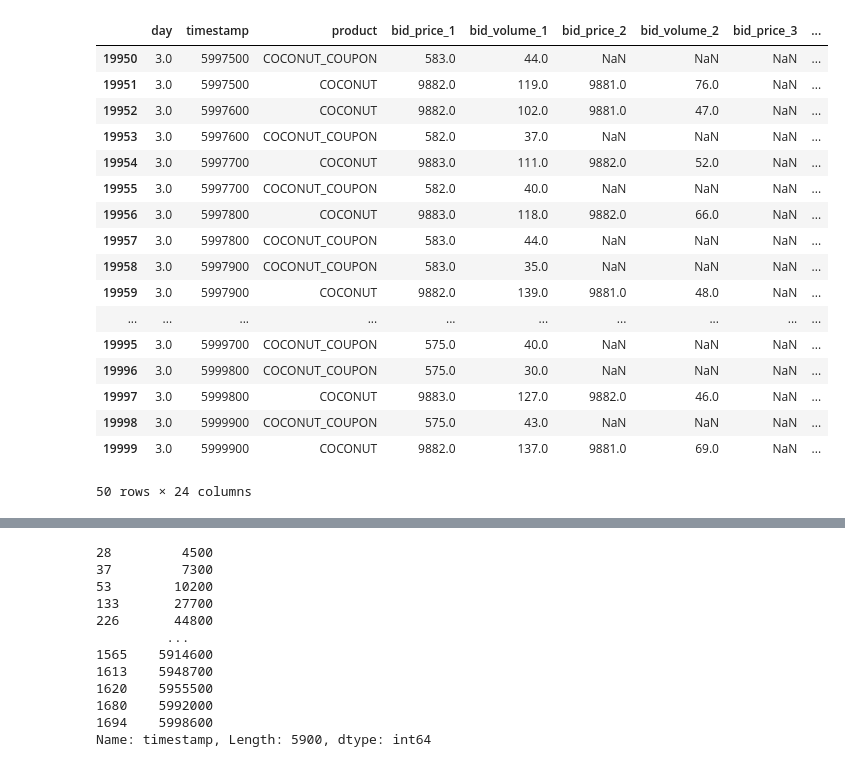
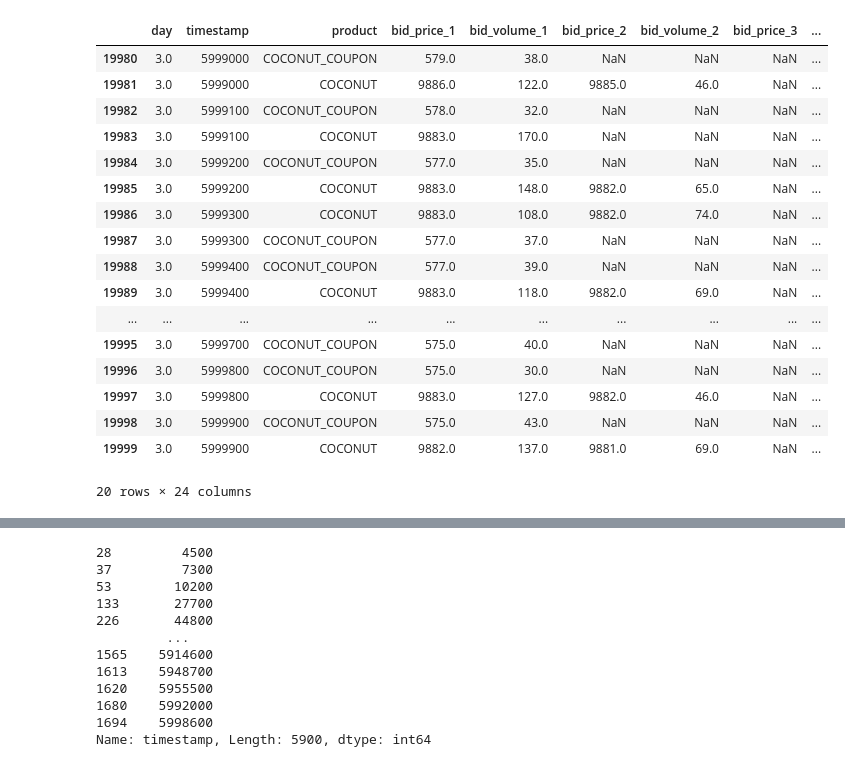
Before and after one commit to simonswe/prosperity2_traderbots, a Jupyter notebook: round5/visualization.ipynb, the cells around one changed output, grey strips where cells are left out. Cells and saved outputs as stored; diff of their text form; code cells hidden in the pictures.

```diff
--- a/round5/visualization.ipynb
+++ b/round5/visualization.ipynb
@@ -35,33 +35,33 @@ end_price = {
 # %%
 bidask_paths = ['prices_round_1_day_-2.csv', 'prices_round_2_day_-1.csv', 'prices_round_3_day_0.csv', 'prices_round_4_day_1.csv', 'prices_round_4_day_2.csv', 'prices_round_4_day_3.csv']
 
 bidask_df = pd.DataFrame()
 for i, path in enumerate(bidask_paths):
     new_df = pd.read_csv(path, delimiter=";")
     # add 1000000 to timestamp column
     new_df["timestamp"] = new_df["timestamp"] + 1000000 * i
     bidask_df = pd.concat([bidask_df, new_df])
 
-bidask_df.tail(50)
+bidask_df.tail(20)
 # %% [output]
 |  | day | timestamp | product | bid_price_1 | bid_volume_1 | bid_price_2 | bid_volume_2 | bid_price_3 | ... |
-| 19950 | 3.0 | 5997500 | COCONUT_COUPON | 583.0 | 44.0 | NaN | NaN | NaN | ... |
-| 19951 | 3.0 | 5997500 | COCONUT | 9882.0 | 119.0 | 9881.0 | 76.0 | NaN | ... |
-| 19952 | 3.0 | 5997600 | COCONUT | 9882.0 | 102.0 | 9881.0 | 47.0 | NaN | ... |
-| 19953 | 3.0 | 5997600 | COCONUT_COUPON | 582.0 | 37.0 | NaN | NaN | NaN | ... |
-| 19954 | 3.0 | 5997700 | COCONUT | 9883.0 | 111.0 | 9882.0 | 52.0 | NaN | ... |
-| 19955 | 3.0 | 5997700 | COCONUT_COUPON | 582.0 | 40.0 | NaN | NaN | NaN | ... |
-| 19956 | 3.0 | 5997800 | COCONUT | 9883.0 | 118.0 | 9882.0 | 66.0 | NaN | ... |
-| 19957 | 3.0 | 5997800 | COCONUT_COUPON | 583.0 | 44.0 | NaN | NaN | NaN | ... |
-| 19958 | 3.0 | 5997900 | COCONUT_COUPON | 583.0 | 35.0 | NaN | NaN | NaN | ... |
-| 19959 | 3.0 | 5997900 | COCONUT | 9882.0 | 139.0 | 9881.0 | 48.0 | NaN | ... |
+| 19980 | 3.0 | 5999000 | COCONUT_COUPON | 579.0 | 38.0 | NaN | NaN | NaN | ... |
+| 19981 | 3.0 | 5999000 | COCONUT | 9886.0 | 122.0 | 9885.0 | 46.0 | NaN | ... |
+| 19982 | 3.0 | 5999100 | COCONUT_COUPON | 578.0 | 32.0 | NaN | NaN | NaN | ... |
+| 19983 | 3.0 | 5999100 | COCONUT | 9883.0 | 170.0 | NaN | NaN | NaN | ... |
+| 19984 | 3.0 | 5999200 | COCONUT_COUPON | 577.0 | 35.0 | NaN | NaN | NaN | ... |
+| 19985 | 3.0 | 5999200 | COCONUT | 9883.0 | 148.0 | 9882.0 | 65.0 | NaN | ... |
+| 19986 | 3.0 | 5999300 | COCONUT | 9883.0 | 108.0 | 9882.0 | 74.0 | NaN | ... |
+| 19987 | 3.0 | 5999300 | COCONUT_COUPON | 577.0 | 37.0 | NaN | NaN | NaN | ... |
+| 19988 | 3.0 | 5999400 | COCONUT_COUPON | 577.0 | 39.0 | NaN | NaN | NaN | ... |
+| 19989 | 3.0 | 5999400 | COCONUT | 9883.0 | 118.0 | 9882.0 | 69.0 | NaN | ... |
 | ... | ... | ... | ... | ... | ... | ... | ... | ... | ... |
 | 19995 | 3.0 | 5999700 | COCONUT_COUPON | 575.0 | 40.0 | NaN | NaN | NaN | ... |
 | 19996 | 3.0 | 5999800 | COCONUT_COUPON | 575.0 | 30.0 | NaN | NaN | NaN | ... |
 | 19997 | 3.0 | 5999800 | COCONUT | 9883.0 | 127.0 | 9882.0 | 46.0 | NaN | ... |
 | 19998 | 3.0 | 5999900 | COCONUT_COUPON | 575.0 | 43.0 | NaN | NaN | NaN | ... |
 | 19999 | 3.0 | 5999900 | COCONUT | 9882.0 | 137.0 | 9881.0 | 69.0 | NaN | ... |
-50 rows × 24 columns
+20 rows × 24 columns
 # %%
 class BotPosition:
     def __init__(self):
```
Also changed, not shown: 5 other files.
